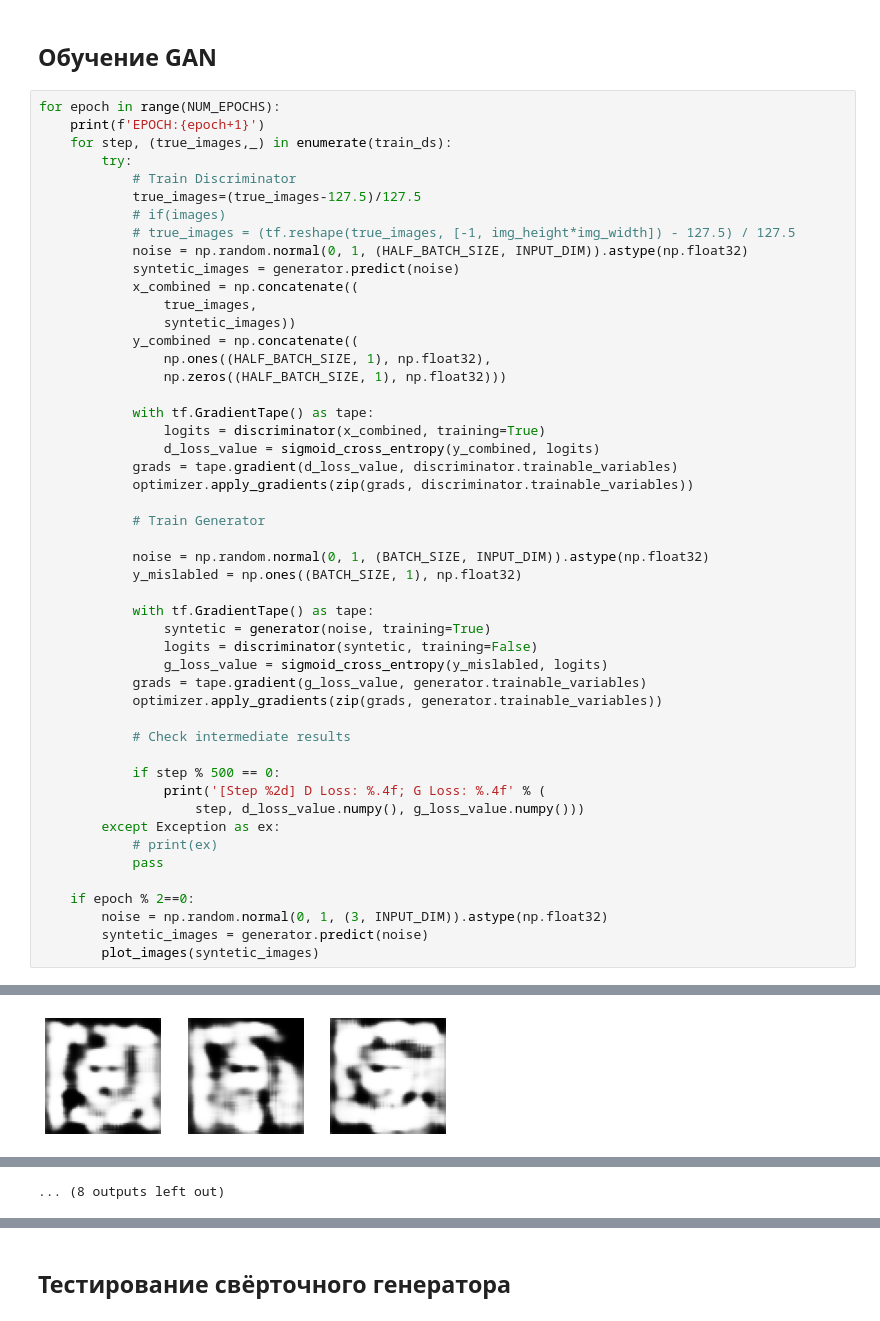
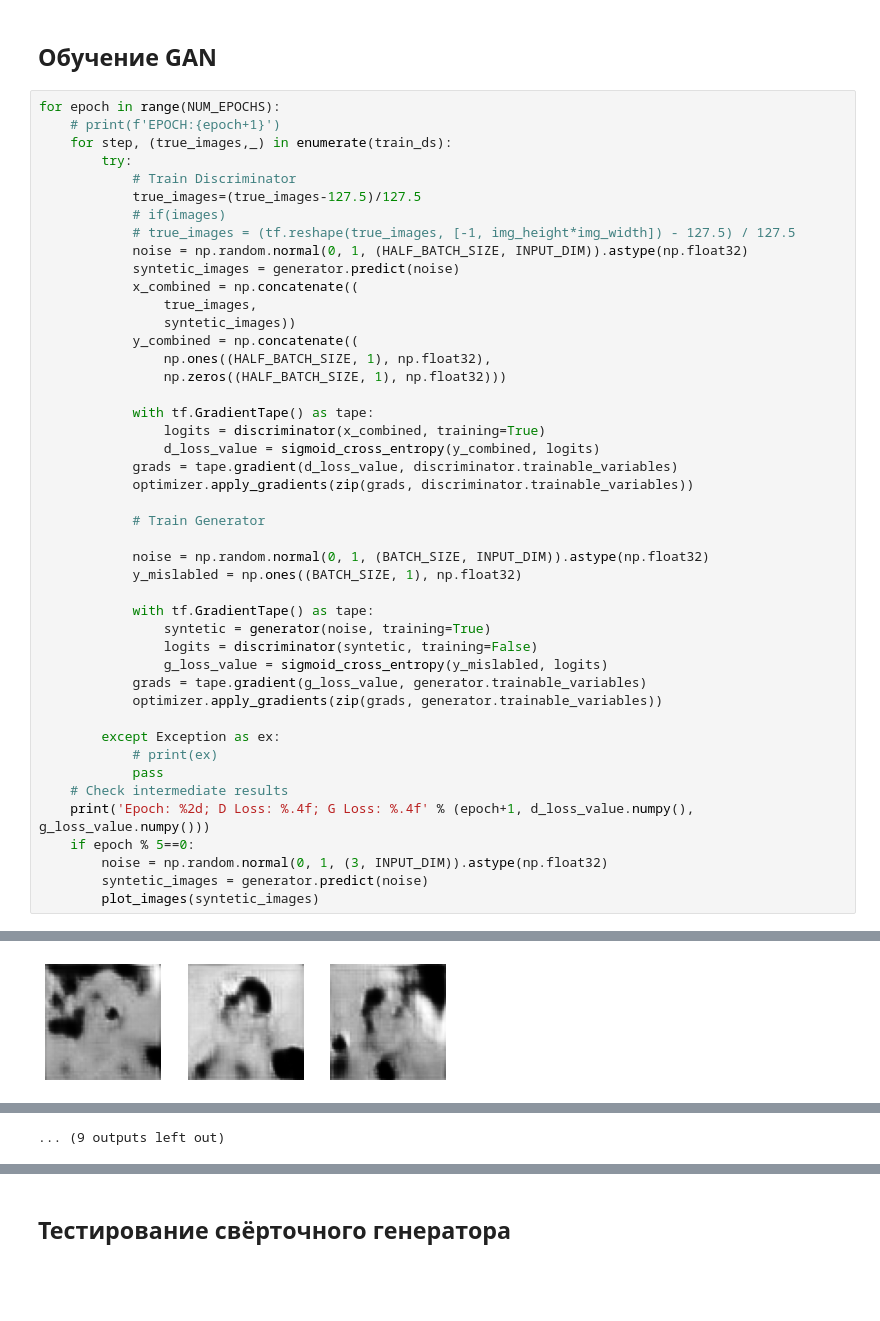
Before and after one commit to evelisko/GB_DL_ComputerVision, a Jupyter notebook: Lesson 8/HW_DL_Lesson_8.ipynb, the cells around one changed output, grey strips where cells are left out. Drawn from its saved outputs; the diff is of its cells as text; blank space fills up the shorter version.

```diff
--- a/Lesson 8/HW_DL_Lesson_8.ipynb
+++ b/Lesson 8/HW_DL_Lesson_8.ipynb
@@ -160,7 +179,7 @@ _________________________________________________________________
 ## Обучение GAN
 # %%
 for epoch in range(NUM_EPOCHS):
-    print(f'EPOCH:{epoch+1}')
+    # print(f'EPOCH:{epoch+1}')
     for step, (true_images,_) in enumerate(train_ds):
         try:
             # Train Discriminator
@@ -194,16 +213,12 @@ for epoch in range(NUM_EPOCHS):
             grads = tape.gradient(g_loss_value, generator.trainable_variables)
             optimizer.apply_gradients(zip(grads, generator.trainable_variables))
 
-            # Check intermediate results
-
-            if step % 500 == 0:
-                print('[Step %2d] D Loss: %.4f; G Loss: %.4f' % (
-                    step, d_loss_value.numpy(), g_loss_value.numpy()))
         except Exception as ex:
             # print(ex)
             pass
-
-    if epoch % 2==0:
+    # Check intermediate results
+    print('Epoch: %2d; D Loss: %.4f; G Loss: %.4f' % (epoch+1, d_loss_value.numpy(), g_loss_value.numpy()))
+    if epoch % 5==0:
         noise = np.random.normal(0, 1, (3, INPUT_DIM)).astype(np.float32)
         syntetic_images = generator.predict(noise)
         plot_images(syntetic_images)
@@ -214 +227 @@ EPOCH:1
-[figure, old version]
+[figure, new version]
@@ -235 +258 @@ EPOCH:6
-... (8 outputs left out)
+... (9 outputs left out)
```
Also changed, not shown: parts of 9 cells of this notebook.
